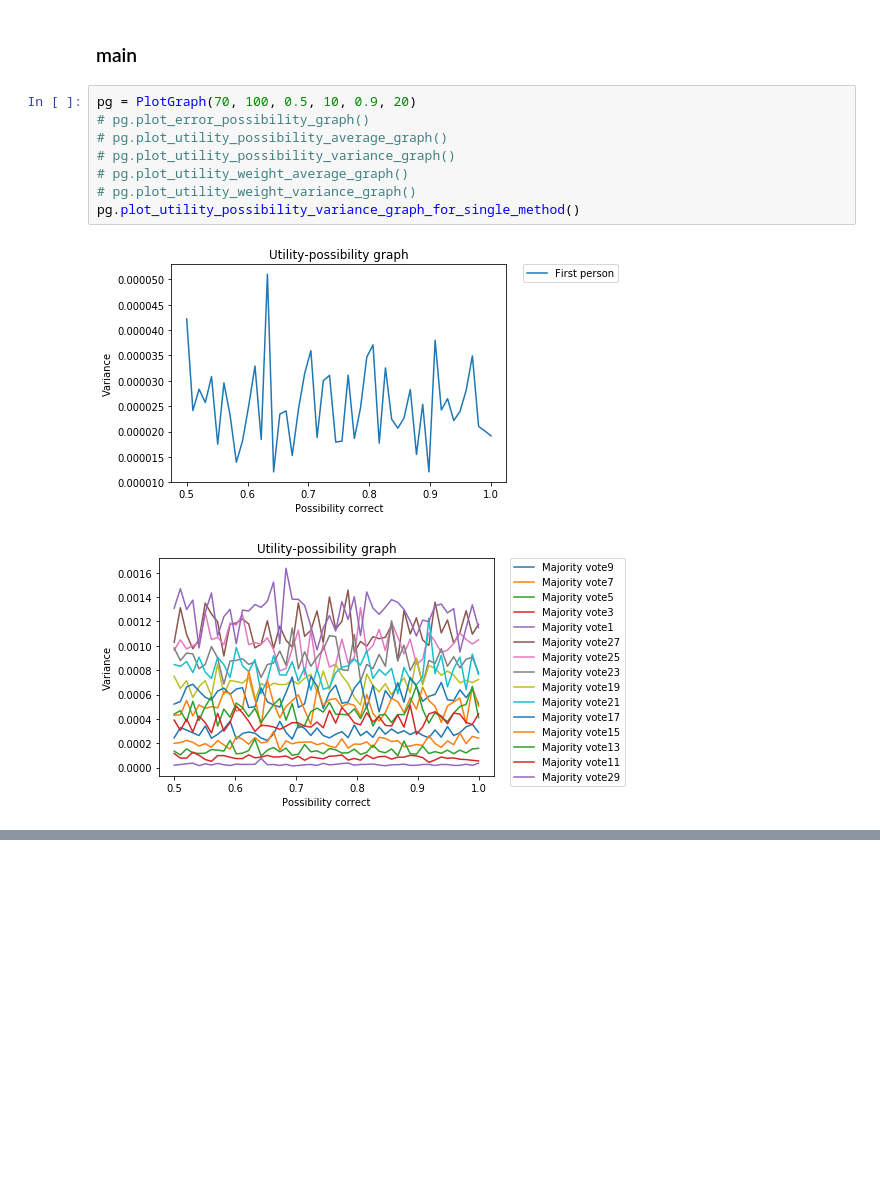
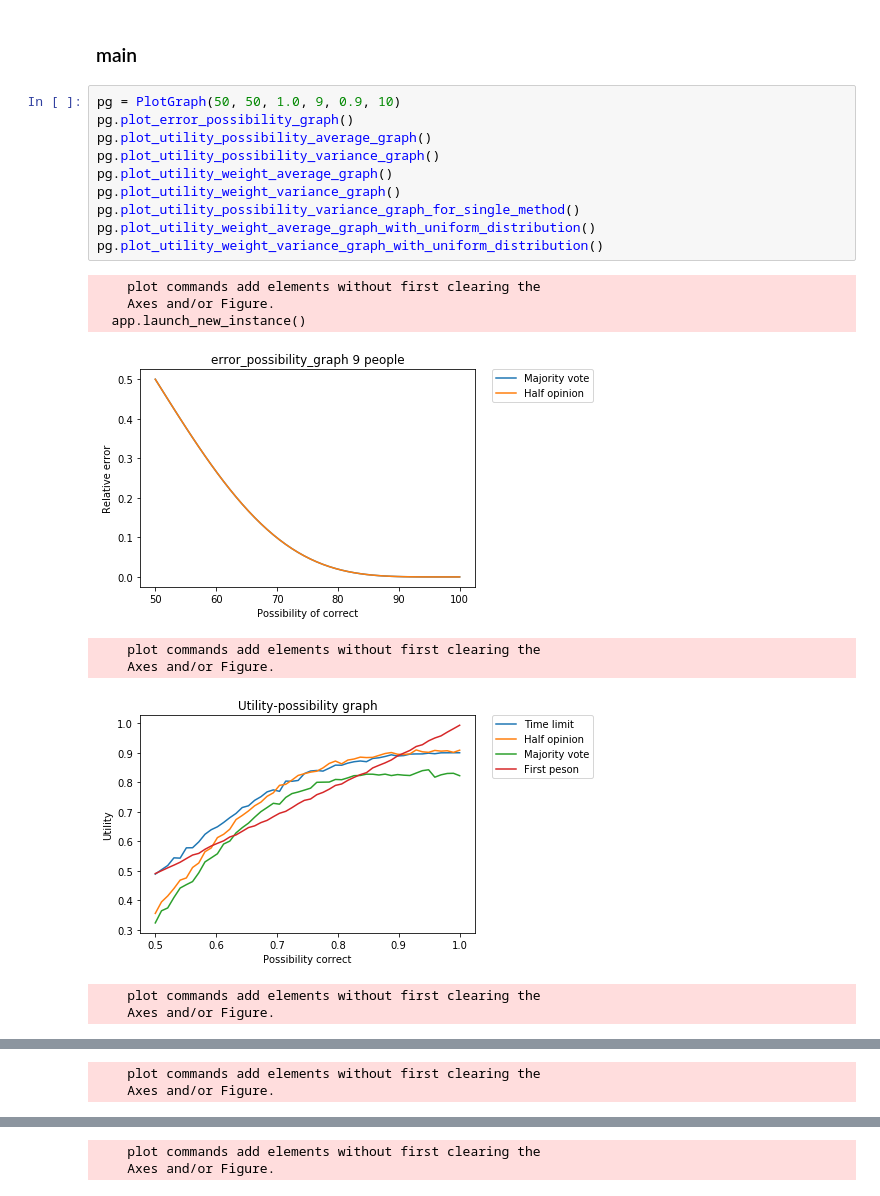
Before and after one commit to k33asby/opinion-aggregation-experiment, a Jupyter notebook: py/sumilation.ipynb, the cells around one changed output, grey strips where cells are left out. Drawn from its saved outputs; the diff is of its cells as text; blank space fills up the shorter version.

```diff
--- a/py/sumilation.ipynb
+++ b/py/sumilation.ipynb
@@ -418,13 +619,22 @@ class PlotGraph:
 # %% [markdown]
 ### main
 # %%
-pg = PlotGraph(70, 100, 0.5, 10, 0.9, 20)
-# pg.plot_error_possibility_graph()
-# pg.plot_utility_possibility_average_graph()
-# pg.plot_utility_possibility_variance_graph()
-# pg.plot_utility_weight_average_graph()
-# pg.plot_utility_weight_variance_graph()
+pg = PlotGraph(50, 50, 1.0, 9, 0.9, 10)
+pg.plot_error_possibility_graph()
+pg.plot_utility_possibility_average_graph()
+pg.plot_utility_possibility_variance_graph()
+pg.plot_utility_weight_average_graph()
+pg.plot_utility_weight_variance_graph()
 pg.plot_utility_possibility_variance_graph_for_single_method()
+pg.plot_utility_weight_average_graph_with_uniform_distribution()
+pg.plot_utility_weight_variance_graph_with_uniform_distribution()
 # %% [output]
+    plot commands add elements without first clearing the
+    Axes and/or Figure.
+  app.launch_new_instance()
-[figure, old version]
+[figure, new version]
+    plot commands add elements without first clearing the
+    Axes and/or Figure.
-[figure, old version]
+[figure, new version]
+    plot commands add elements without first clearing the
+    Axes and/or Figure.
@@ -431,0 +642,2 @@ pg.plot_utility_possibility_variance_graph_for_single_method()
+    plot commands add elements without first clearing the
+    Axes and/or Figure.
@@ -432,0 +645,2 @@ pg.plot_utility_possibility_variance_graph_for_single_method()
+    plot commands add elements without first clearing the
+    Axes and/or Figure.
```
Also changed, not shown: parts of 4 cells of this notebook, 2 other files.
